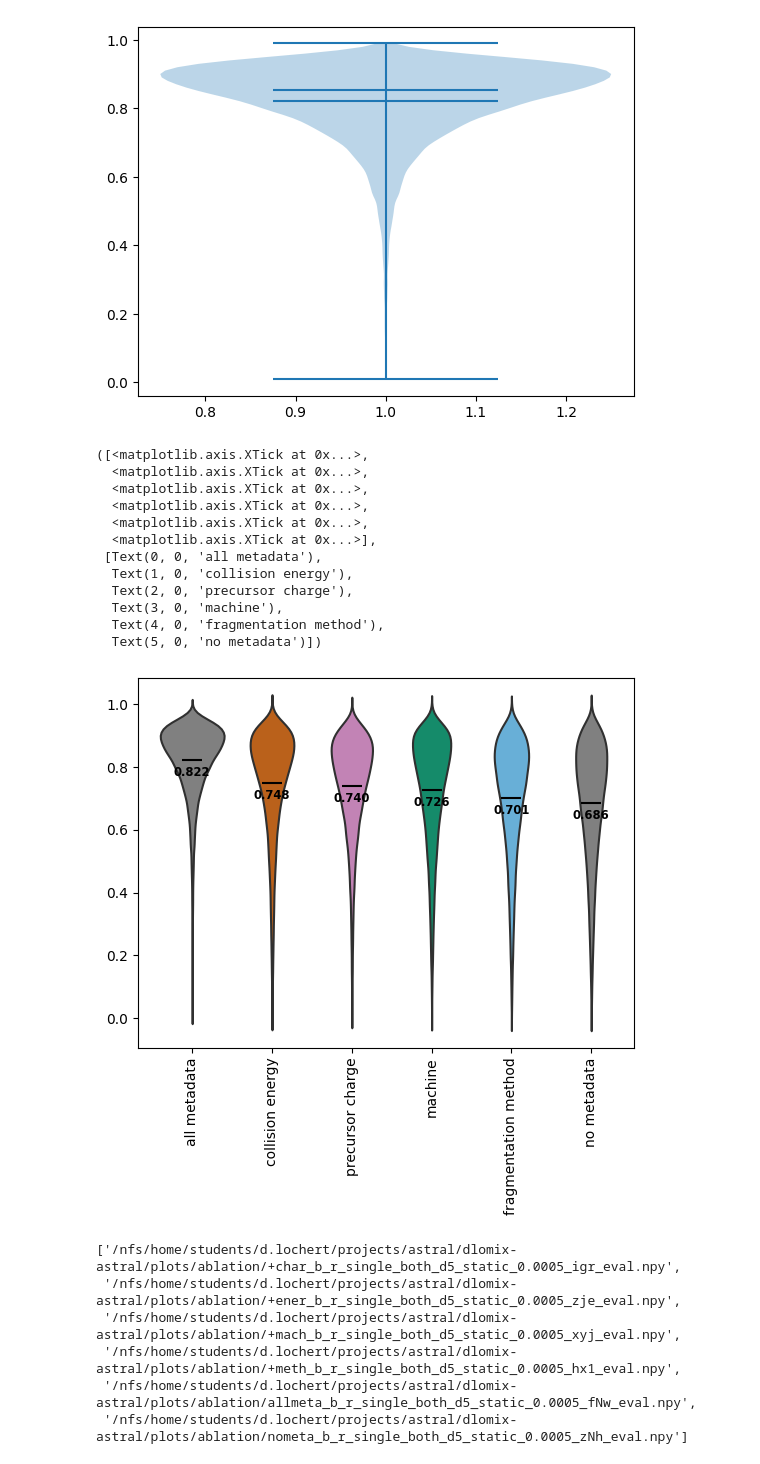
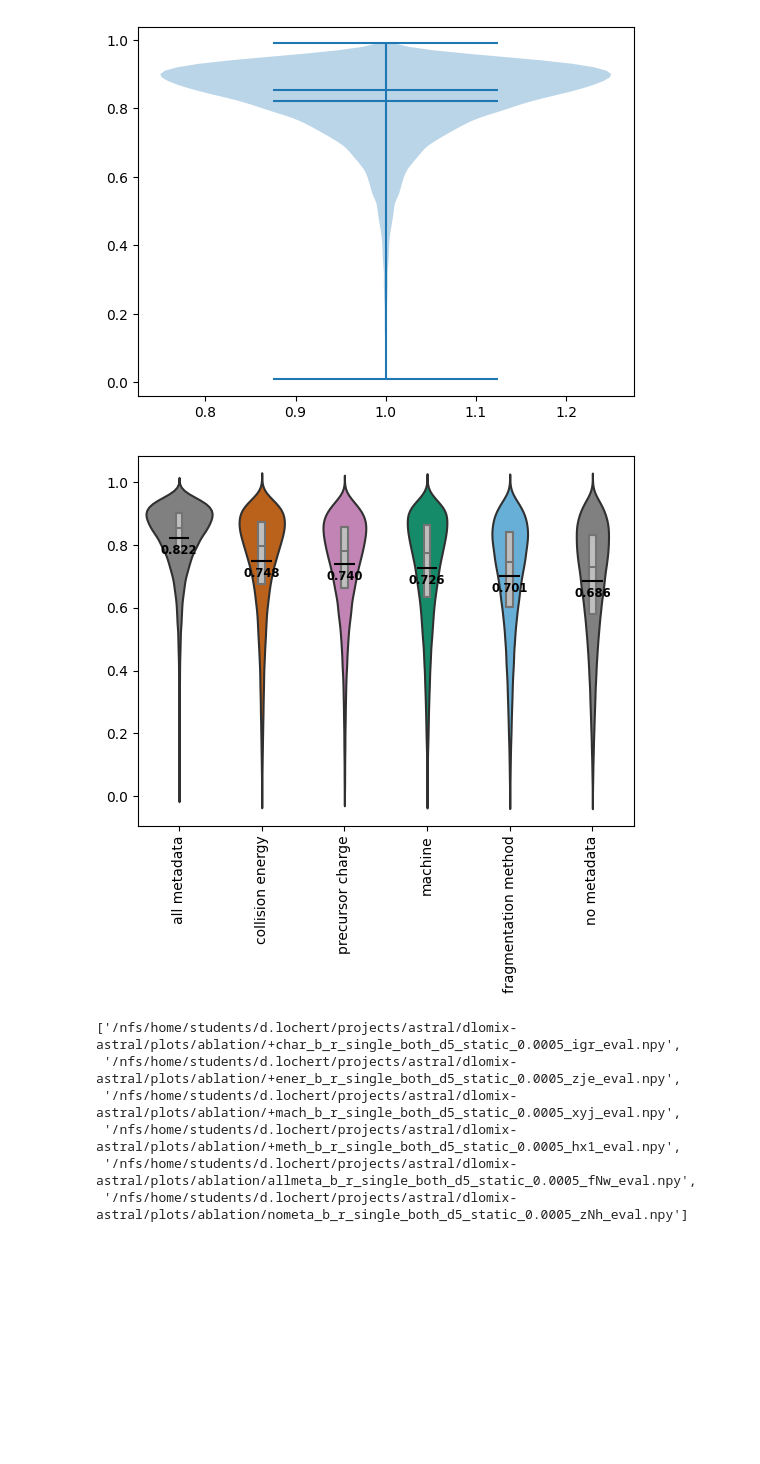
Before and after one commit to Elizabeth-Flx/dlomix-astral, a Jupyter notebook: eval_models.ipynb, the cells around one changed output. Drawn from its saved outputs; the diff is of its cells as text; code cells hidden in the pictures; blank space fills up the shorter version.

Commit message:
ablation plots with r

```diff
--- a/eval_models.ipynb
+++ b/eval_models.ipynb
@@ -153,48 +153,41 @@ file_names = [
 ]
 
 # Load all the files
-data = [ 1- np.load(file) for file in file_paths]
+data = [1- np.load(file) for file in file_paths]
 
 colors = [
     'grey',
     '#d55e00',
     '#cc78bc',
     '#029e73',
     '#56b4e9',
     'grey',
 ]
 
-sns.violinplot(data, palette=colors, showmeans=True, showextrema=False, inner=None)
+
+sns.violinplot(data, palette=colors, showmeans=True, showextrema=False, inner=None, )
+
+sns.boxplot(data, width=.08, showfliers=False, whis=0, boxprops={'zorder': 2}, color='#bfbfbf')
 
 violin_parts = plt.violinplot(data, showmeans=True, showmedians=False, showextrema=False, positions=list(range(len(data))))
 
 for pc in violin_parts['bodies']:
     pc.set_visible(False)
 
 violin_parts['cmeans'].set_color('#000000')
 
 # Calculate mean values and annotate them
 means = [np.mean(d) for d in data]
 for i, mean in enumerate(means):
     plt.text(i + .0, mean - .05, f'{mean:.3f}', horizontalalignment='center', size='small', color='black', weight='semibold')
 
 
 
 plt.xticks(range(len(file_names)), file_names, rotation=90)
+
+plt.show()
 # %% [output]
-([<matplotlib.axis.XTick at 0x...>,
-  <matplotlib.axis.XTick at 0x...>,
-  <matplotlib.axis.XTick at 0x...>,
-  <matplotlib.axis.XTick at 0x...>,
-  <matplotlib.axis.XTick at 0x...>,
-  <matplotlib.axis.XTick at 0x...>],
- [Text(0, 0, 'all metadata'),
-  Text(1, 0, 'collision energy'),
-  Text(2, 0, 'precursor charge'),
-  Text(3, 0, 'machine'),
-  Text(4, 0, 'fragmentation method'),
-  Text(5, 0, 'no metadata')])
-[figure, old version]
+[figure, new version]
 # %%
 violin_parts
 # %% [output]
```
Also changed, not shown: parts of 5 cells of this notebook, 9 other files.
